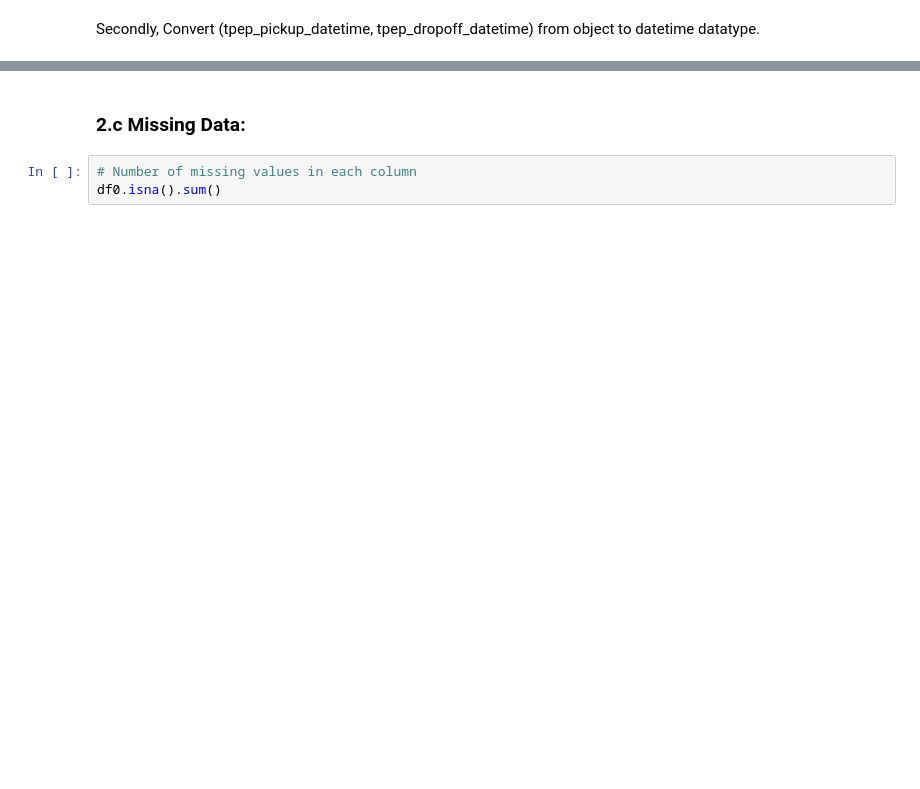
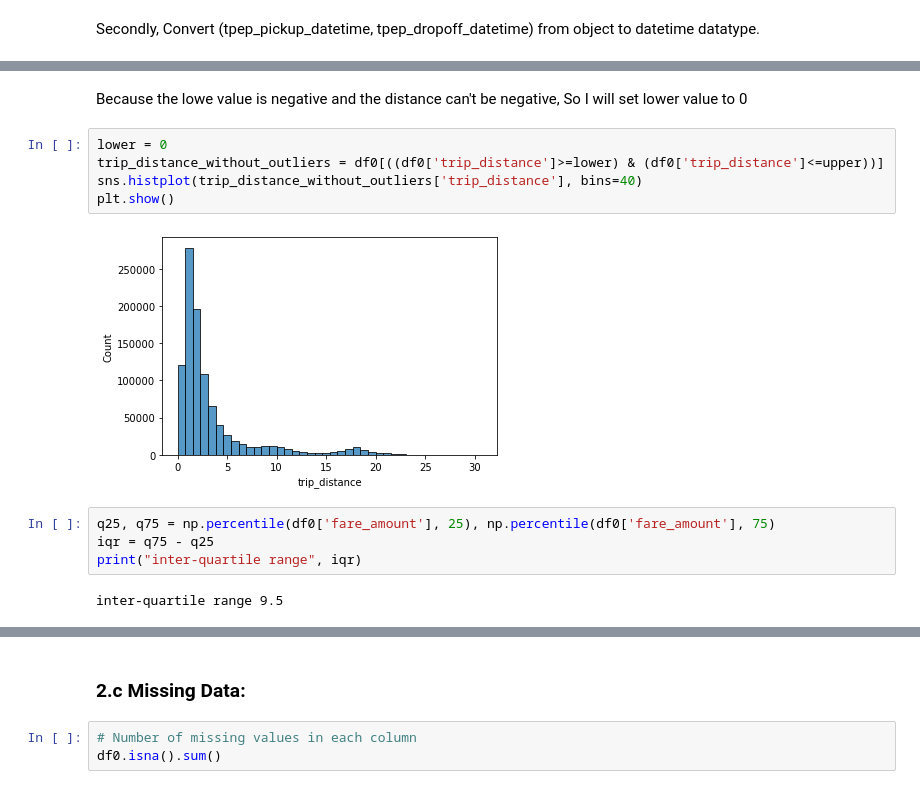
Before and after one commit to AbanoubYounan/Predict-Taxi-Fare-Before-Riding, a Jupyter notebook: Predict_NewYork_Yellow_Taxi_Fare.ipynb, the cells around one changed output, grey strips where cells are left out. Drawn from its saved outputs; the diff is of its cells as text; blank space fills up the shorter version.

```diff
--- a/Predict_NewYork_Yellow_Taxi_Fare.ipynb
+++ b/Predict_NewYork_Yellow_Taxi_Fare.ipynb
@@ -202,0 +256,15 @@ memory usage: 53.4 MB
+# %% [markdown]
+Because the lowe value is negative and the distance can't be negative, So I will set lower value to 0
+# %%
+lower = 0
+trip_distance_without_outliers = df0[((df0['trip_distance']>=lower) & (df0['trip_distance']<=upper))]
+sns.histplot(trip_distance_without_outliers['trip_distance'], bins=40)
+plt.show()
+# %% [output]
+[figure, added]
+# %%
+q25, q75 = np.percentile(df0['fare_amount'], 25), np.percentile(df0['fare_amount'], 75)
+iqr = q75 - q25
+print("inter-quartile range", iqr)
+# %% [output]
+inter-quartile range 9.5
```
Also changed, not shown: parts of 42 cells of this notebook, 1 other file.
